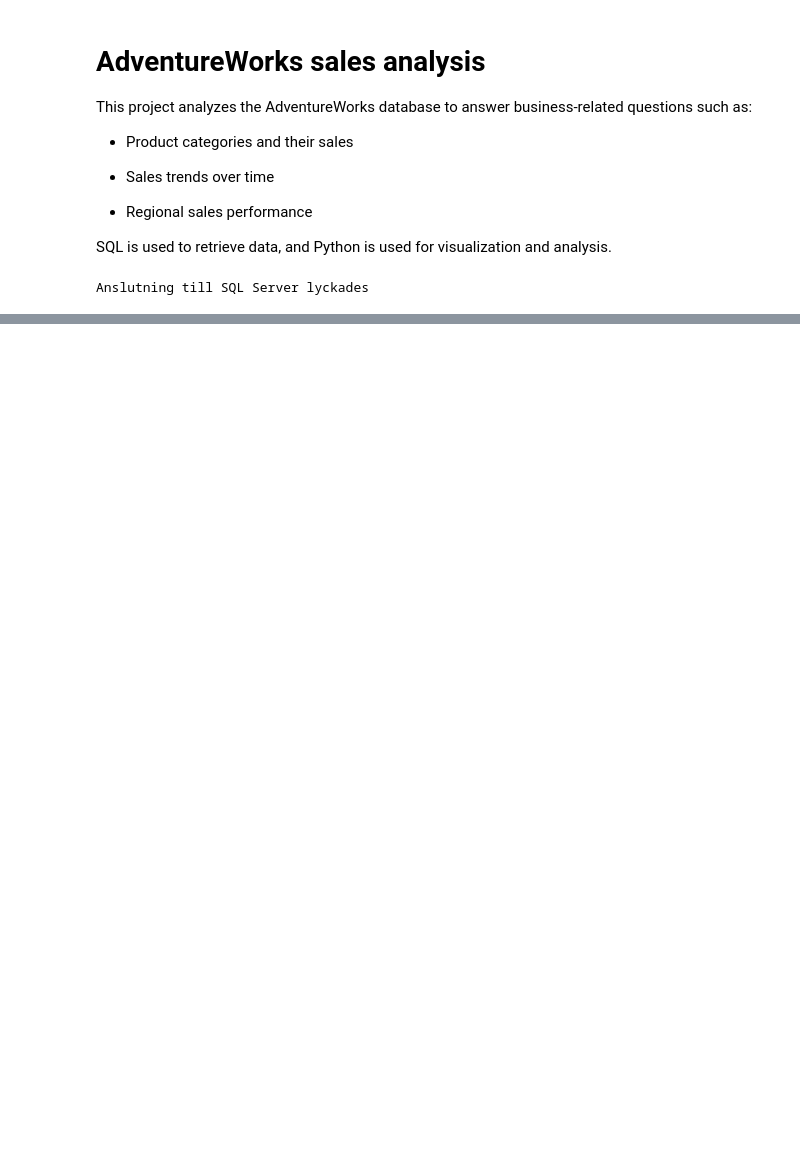
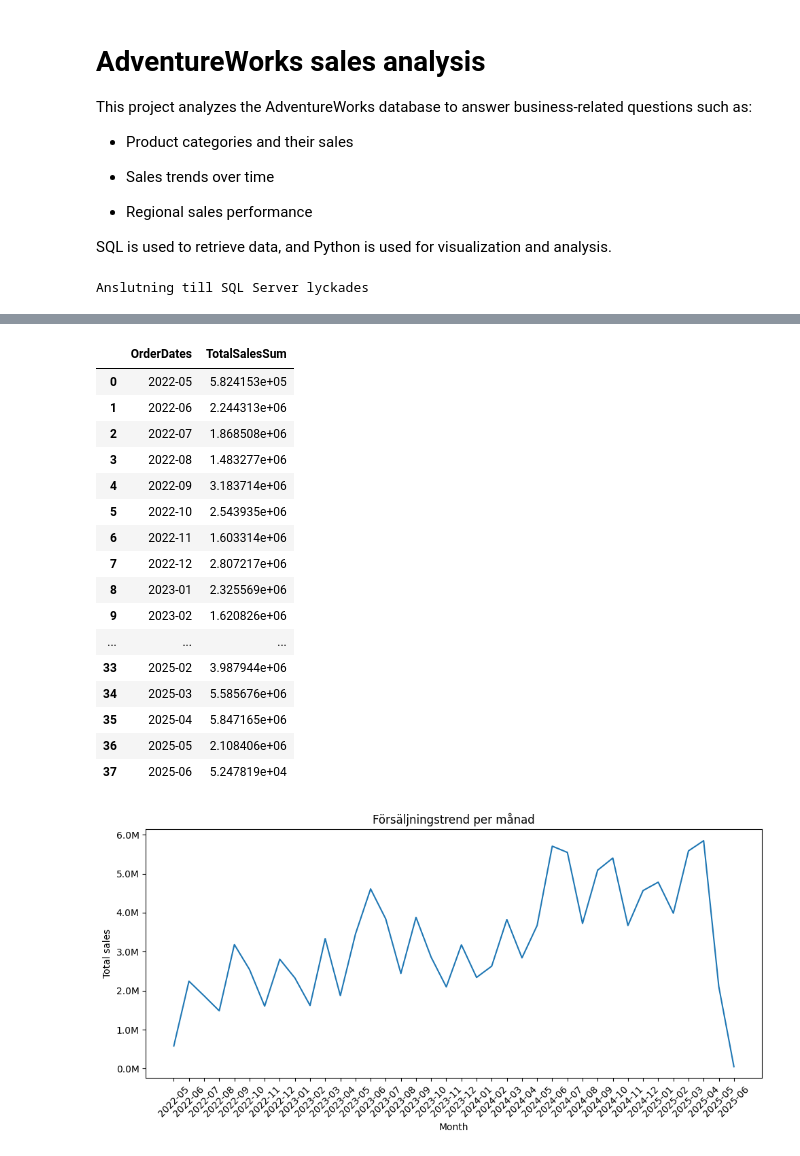
Before and after one commit to LillaLaila/adventureworks-analysis, a Jupyter notebook: notebooks/analys.ipynb, the cells around one changed output, grey strips where cells are left out. Saved outputs shown, nothing was run; the diff lists cells and outputs as text; code cells hidden in the pictures; blank space fills up the shorter version.

```diff
--- a/notebooks/analys.ipynb
+++ b/notebooks/analys.ipynb
@@ -67,0 +228,46 @@ Plan:
+# %%
+query_viz3 = """
+SELECT
+    FORMAT (OrderDate, 'yyyy-MM') AS OrderDates,
+    SUM (TotalDue) AS TotalSalesSum
+FROM Sales.SalesOrderHeader
+GROUP BY FORMAT (OrderDate, 'yyyy-MM')
+ORDER BY OrderDates
+"""
+
+df_viz3 = query_df(query_viz3)
+display(df_viz3)
+
+
+fig, ax = plt.subplots(figsize=(10,5))
+
+ax.plot(df_viz3["OrderDates"], df_viz3["TotalSalesSum"])
+ax.set_xlabel("Month")
+ax.set_ylabel("Total sales")
+ax.set_title("Försäljningstrend per månad")
+ax.yaxis.set_major_formatter(
+    FuncFormatter(lambda y, _: f'{y/1_000_000:.1f}M')
+)
+
+plt.setp(ax.get_xticklabels(), rotation=45)
+plt.tight_layout()
+plt.show()
+# %% [output]
+|  | OrderDates | TotalSalesSum |
+| 0 | 2022-05 | 5.824153e+05 |
+| 1 | 2022-06 | 2.244313e+06 |
+| 2 | 2022-07 | 1.868508e+06 |
+| 3 | 2022-08 | 1.483277e+06 |
+| 4 | 2022-09 | 3.183714e+06 |
+| 5 | 2022-10 | 2.543935e+06 |
+| 6 | 2022-11 | 1.603314e+06 |
+| 7 | 2022-12 | 2.807217e+06 |
+| 8 | 2023-01 | 2.325569e+06 |
+| 9 | 2023-02 | 1.620826e+06 |
+| ... | ... | ... |
+| 33 | 2025-02 | 3.987944e+06 |
+| 34 | 2025-03 | 5.585676e+06 |
+| 35 | 2025-04 | 5.847165e+06 |
+| 36 | 2025-05 | 2.108406e+06 |
+| 37 | 2025-06 | 5.247819e+04 |
+[figure, added]
```
Also changed, not shown: parts of 22 cells of this notebook, 7 other files.
